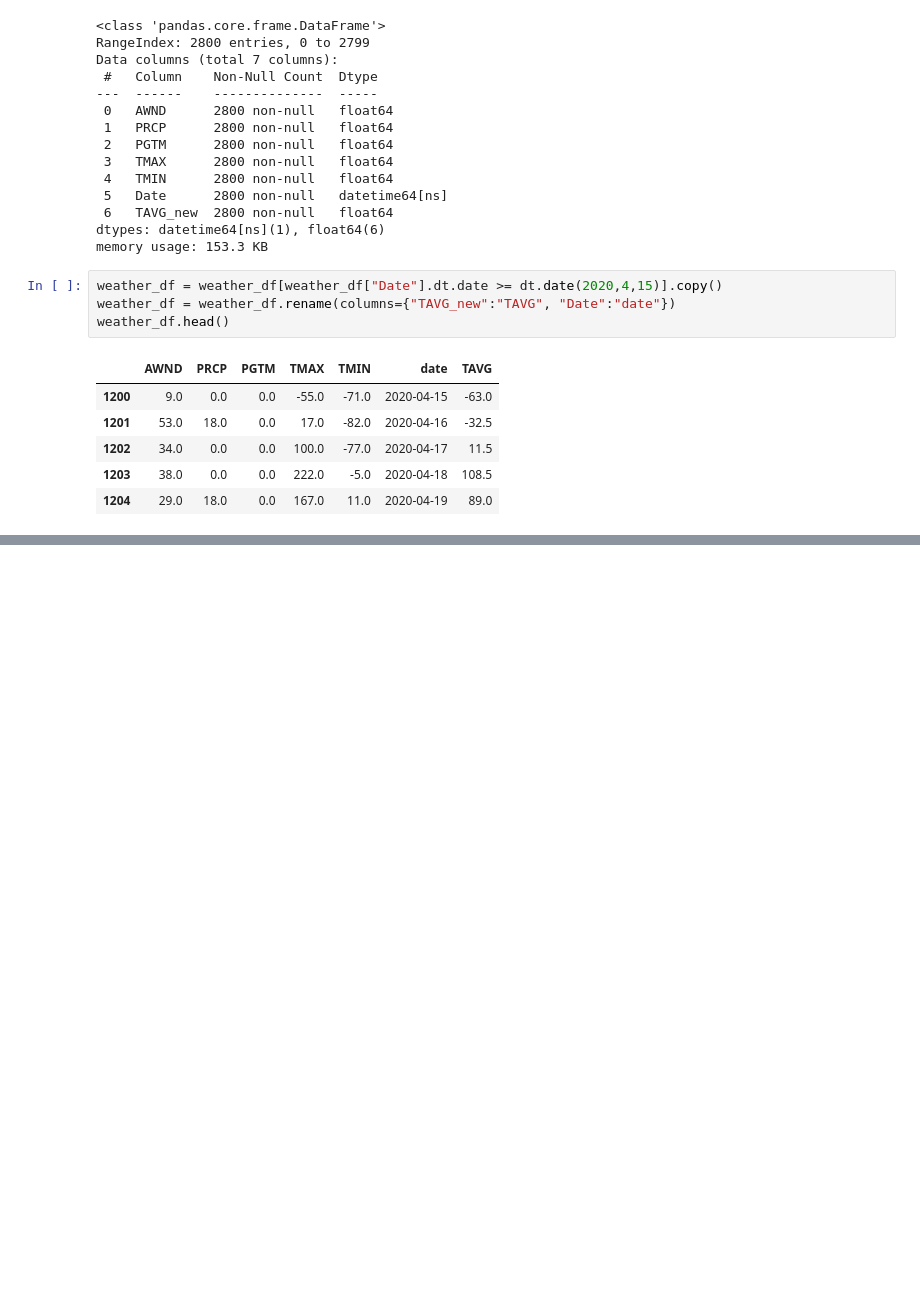
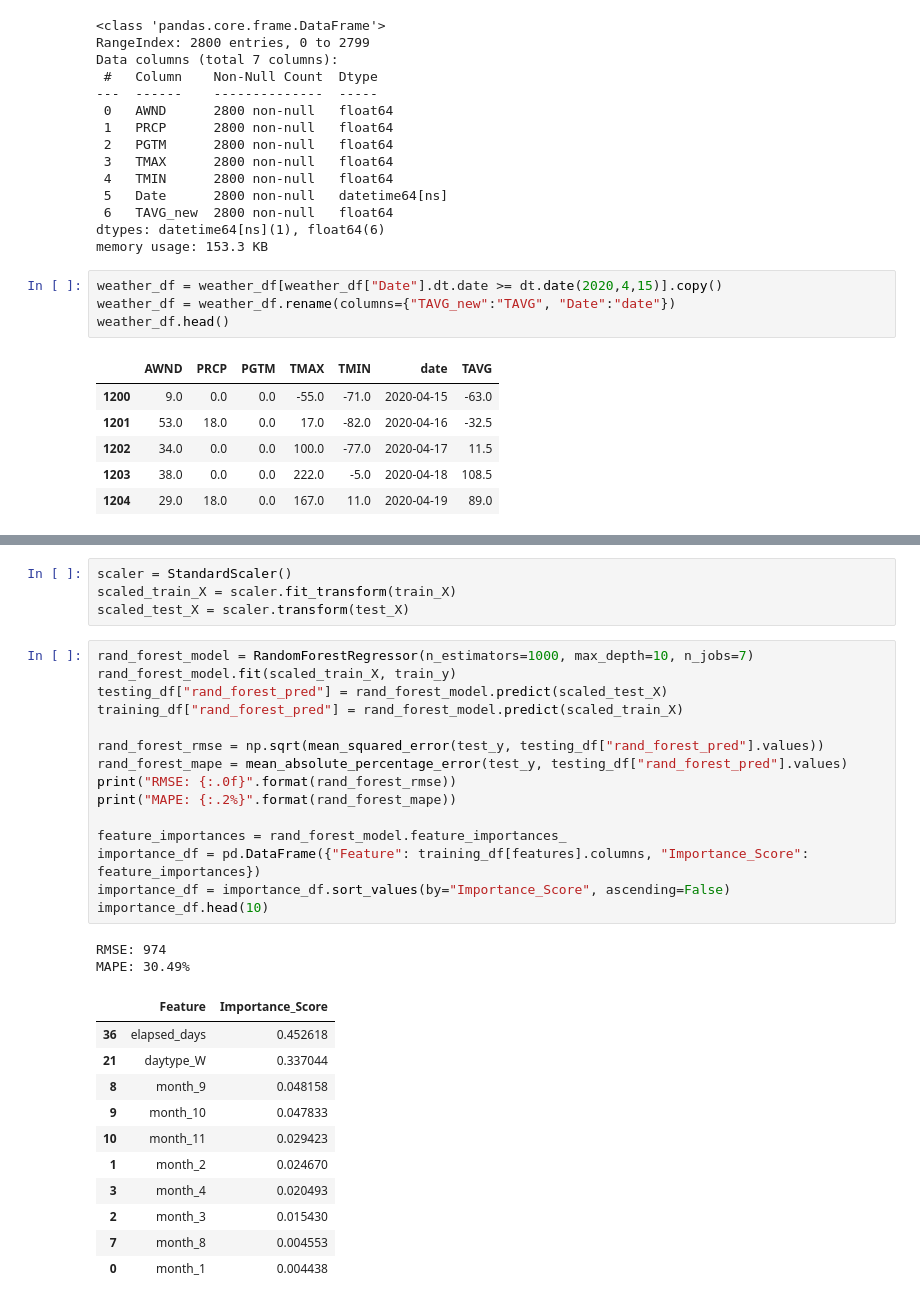
Before and after one commit to tim-radtke/CSC5610_CTA, a Jupyter notebook: CTA_Final_Project_Baseline_Model.ipynb, the cells around one changed output, grey strips where cells are left out. Drawn from its saved outputs; the diff is of its cells as text; blank space fills up the shorter version.

```diff
--- a/CTA_Final_Project_Baseline_Model.ipynb
+++ b/CTA_Final_Project_Baseline_Model.ipynb
@@ -842,0 +911,33 @@ temp_df.head()
+# %%
+scaler = StandardScaler()
+scaled_train_X = scaler.fit_transform(train_X)
+scaled_test_X = scaler.transform(test_X)
+# %%
+rand_forest_model = RandomForestRegressor(n_estimators=1000, max_depth=10, n_jobs=7)
+rand_forest_model.fit(scaled_train_X, train_y)
+testing_df["rand_forest_pred"] = rand_forest_model.predict(scaled_test_X)
+training_df["rand_forest_pred"] = rand_forest_model.predict(scaled_train_X)
+
+rand_forest_rmse = np.sqrt(mean_squared_error(test_y, testing_df["rand_forest_pred"].values))
+rand_forest_mape = mean_absolute_percentage_error(test_y, testing_df["rand_forest_pred"].values)
+print("RMSE: {:.0f}".format(rand_forest_rmse))
+print("MAPE: {:.2%}".format(rand_forest_mape))
+
+feature_importances = rand_forest_model.feature_importances_
+importance_df = pd.DataFrame({"Feature": training_df[features].columns, "Importance_Score": feature_importances})
+importance_df = importance_df.sort_values(by="Importance_Score", ascending=False)
+importance_df.head(10)
+# %% [output]
+RMSE: 974
+MAPE: 30.49%
+|  | Feature | Importance_Score |
+| 36 | elapsed_days | 0.452618 |
+| 21 | daytype_W | 0.337044 |
+| 8 | month_9 | 0.048158 |
+| 9 | month_10 | 0.047833 |
+| 10 | month_11 | 0.029423 |
+| 1 | month_2 | 0.024670 |
+| 3 | month_4 | 0.020493 |
+| 2 | month_3 | 0.015430 |
+| 7 | month_8 | 0.004553 |
+| 0 | month_1 | 0.004438 |
```
Also changed, not shown: parts of 7 cells of this notebook.
